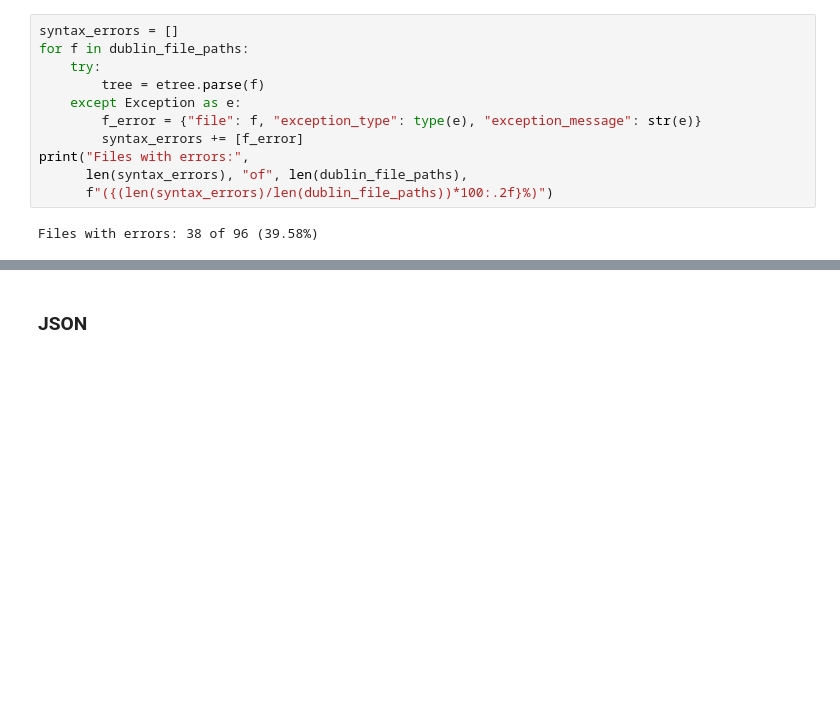
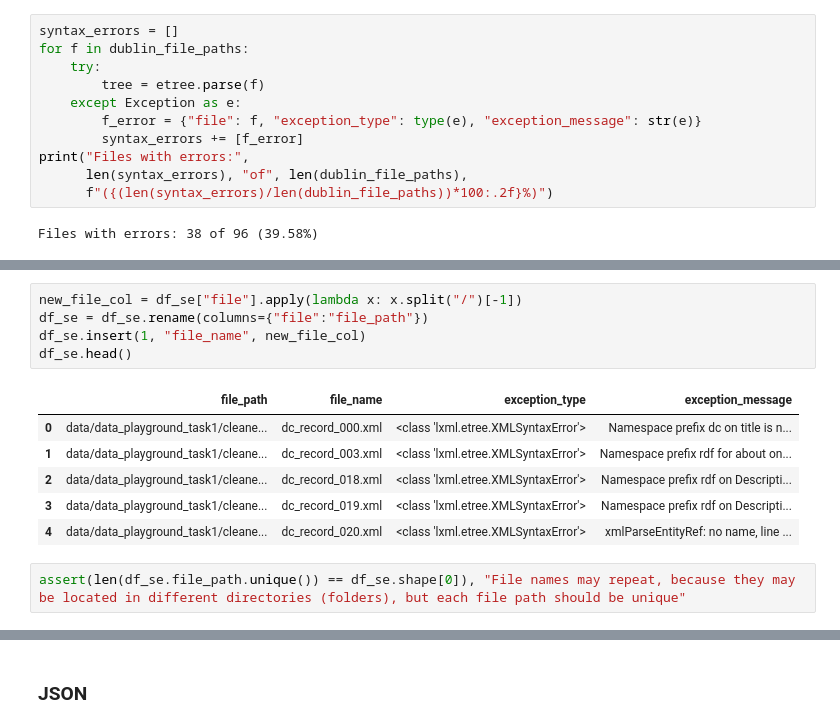
Before and after one commit to thegoose20/lada-eval, a Jupyter notebook: evaluation.ipynb, the cells around one changed output, grey strips where cells are left out. Drawn from its saved outputs; the diff is of its cells as text; blank space fills up the shorter version.

```diff
--- a/evaluation.ipynb
+++ b/evaluation.ipynb
@@ -113,0 +126,14 @@ Files with errors: 38 of 96 (39.58%)
+# %%
+new_file_col = df_se["file"].apply(lambda x: x.split("/")[-1])
+df_se = df_se.rename(columns={"file":"file_path"})
+df_se.insert(1, "file_name", new_file_col)
+df_se.head()
+# %% [output]
+|  | file_path | file_name | exception_type | exception_message |
+| 0 | data/data_playground_task1/cleane... | dc_record_000.xml | <class 'lxml.etree.XMLSyntaxError'> | Namespace prefix dc on title is n... |
+| 1 | data/data_playground_task1/cleane... | dc_record_003.xml | <class 'lxml.etree.XMLSyntaxError'> | Namespace prefix rdf for about on... |
+| 2 | data/data_playground_task1/cleane... | dc_record_018.xml | <class 'lxml.etree.XMLSyntaxError'> | Namespace prefix rdf on Descripti... |
+| 3 | data/data_playground_task1/cleane... | dc_record_019.xml | <class 'lxml.etree.XMLSyntaxError'> | Namespace prefix rdf on Descripti... |
+| 4 | data/data_playground_task1/cleane... | dc_record_020.xml | <class 'lxml.etree.XMLSyntaxError'> | xmlParseEntityRef: no name, line ... |
+# %%
+assert(len(df_se.file_path.unique()) == df_se.shape[0]), "File names may repeat, because they may be located in different directories (folders), but each file path should be unique"
```
Also changed, not shown: parts of 13 cells of this notebook.
